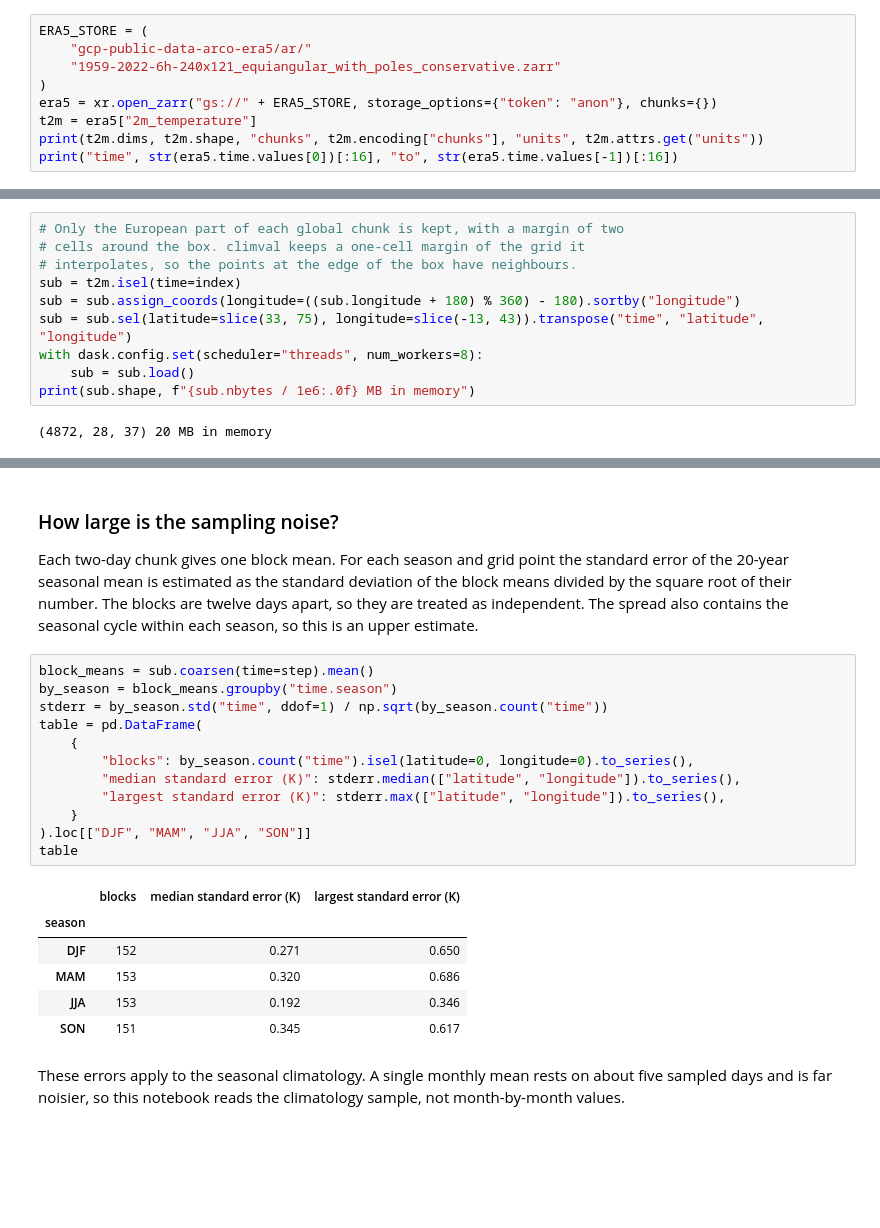
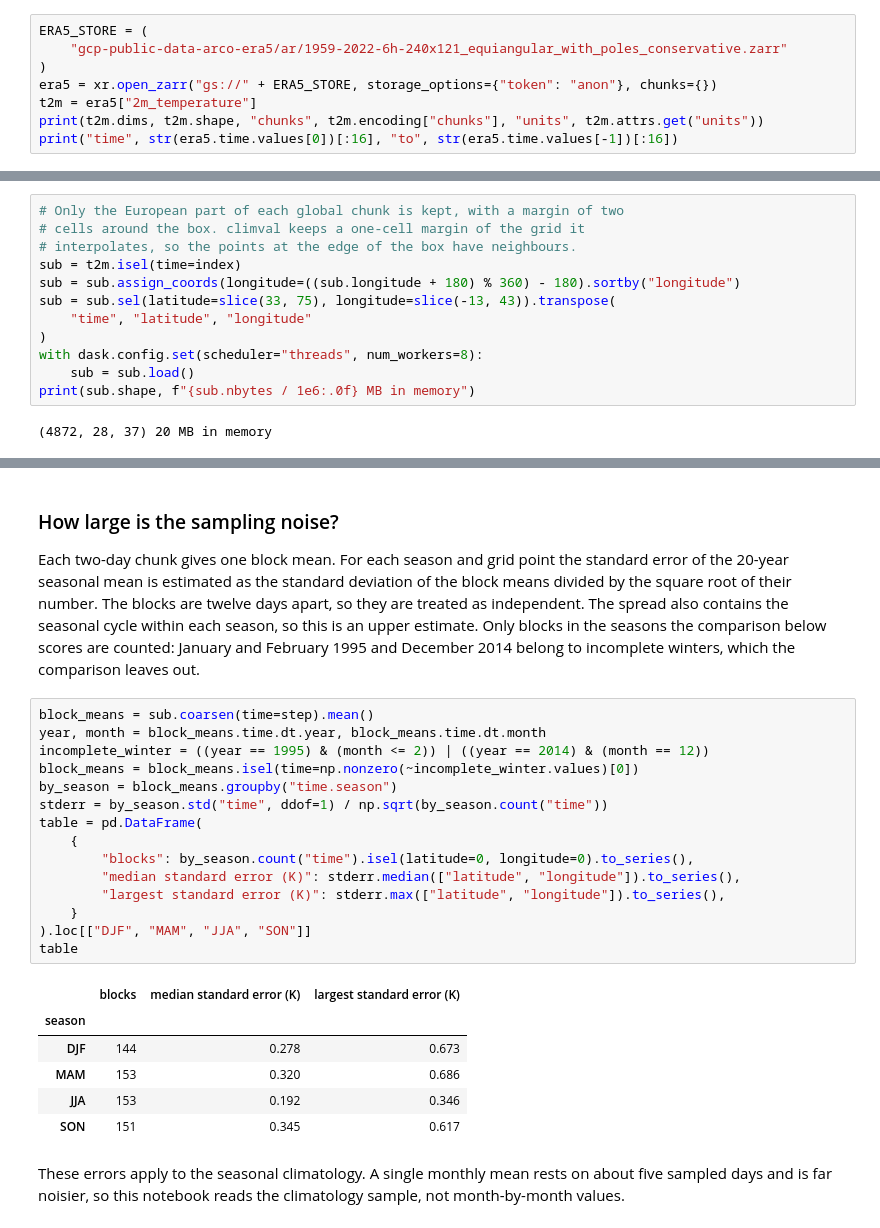
Before and after one commit to northflowlabs/climval, a Jupyter notebook: examples/era5_cmip6_europe.ipynb, the cells around one changed output, grey strips where cells are left out. Drawn from its saved outputs; the diff is of its cells as text; blank space fills up the shorter version.

```diff
--- a/examples/era5_cmip6_europe.ipynb
+++ b/examples/era5_cmip6_europe.ipynb
@@ -57,8 +57,7 @@ every twelve days. Monthly means are then estimated from the sampled days.
 The cost of this saving is sampling noise, which is estimated below.
 # %%
 ERA5_STORE = (
-    "gcp-public-data-arco-era5/ar/"
-    "1959-2022-6h-240x121_equiangular_with_poles_conservative.zarr"
+    "gcp-public-data-arco-era5/ar/1959-2022-6h-240x121_equiangular_with_poles_conservative.zarr"
 )
 era5 = xr.open_zarr("gs://" + ERA5_STORE, storage_options={"token": "anon"}, chunks={})
 t2m = era5["2m_temperature"]
@@ -89,7 +91,9 @@ ERA5 bytes to read: 374 MB
 # interpolates, so the points at the edge of the box have neighbours.
 sub = t2m.isel(time=index)
 sub = sub.assign_coords(longitude=((sub.longitude + 180) % 360) - 180).sortby("longitude")
-sub = sub.sel(latitude=slice(33, 75), longitude=slice(-13, 43)).transpose("time", "latitude", "longitude")
+sub = sub.sel(latitude=slice(33, 75), longitude=slice(-13, 43)).transpose(
+    "time", "latitude", "longitude"
+)
 with dask.config.set(scheduler="threads", num_workers=8):
     sub = sub.load()
 print(sub.shape, f"{sub.nbytes / 1e6:.0f} MB in memory")
@@ -111,23 +117,28 @@ standard error of the 20-year seasonal mean is estimated as the standard
 deviation of the block means divided by the square root of their number. The
 blocks are twelve days apart, so they are treated as independent. The spread
 also contains the seasonal cycle within each season, so this is an upper
-estimate.
+estimate. Only blocks in the seasons the comparison below scores are
+counted: January and February 1995 and December 2014 belong to incomplete
+winters, which the comparison leaves out.
 # %%
 block_means = sub.coarsen(time=step).mean()
+year, month = block_means.time.dt.year, block_means.time.dt.month
+incomplete_winter = ((year == 1995) & (month <= 2)) | ((year == 2014) & (month == 12))
+block_means = block_means.isel(time=np.nonzero(~incomplete_winter.values)[0])
 by_season = block_means.groupby("time.season")
 stderr = by_season.std("time", ddof=1) / np.sqrt(by_season.count("time"))
 table = pd.DataFrame(
     {
         "blocks": by_season.count("time").isel(latitude=0, longitude=0).to_series(),
         "median standard error (K)": stderr.median(["latitude", "longitude"]).to_series(),
         "largest standard error (K)": stderr.max(["latitude", "longitude"]).to_series(),
     }
 ).loc[["DJF", "MAM", "JJA", "SON"]]
 table
 # %% [output]
 |  | blocks | median standard error (K) | largest standard error (K) |
 | season |  |  |  |
-| DJF | 152 | 0.271 | 0.650 |
+| DJF | 144 | 0.278 | 0.673 |
 | MAM | 153 | 0.320 | 0.686 |
 | JJA | 153 | 0.192 | 0.346 |
 | SON | 151 | 0.345 | 0.617 |
```
Also changed, not shown: parts of 17 cells of this notebook, 1 other file.
